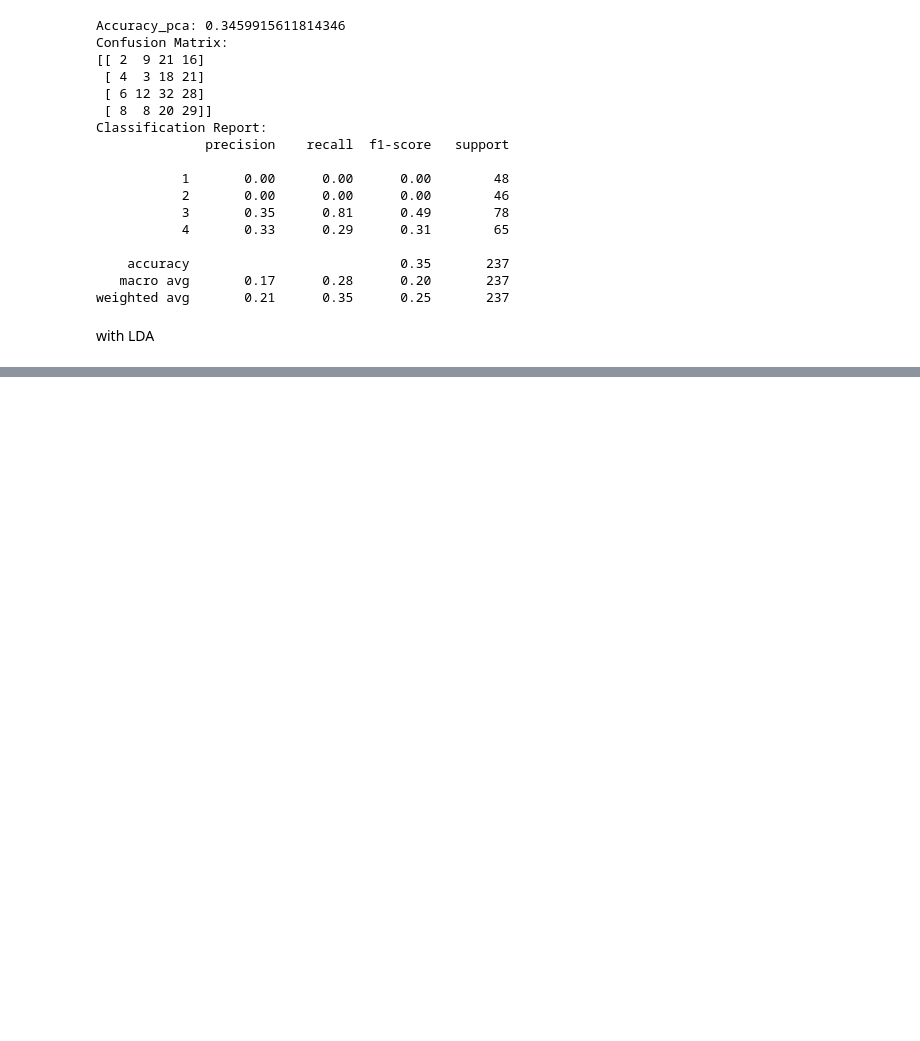
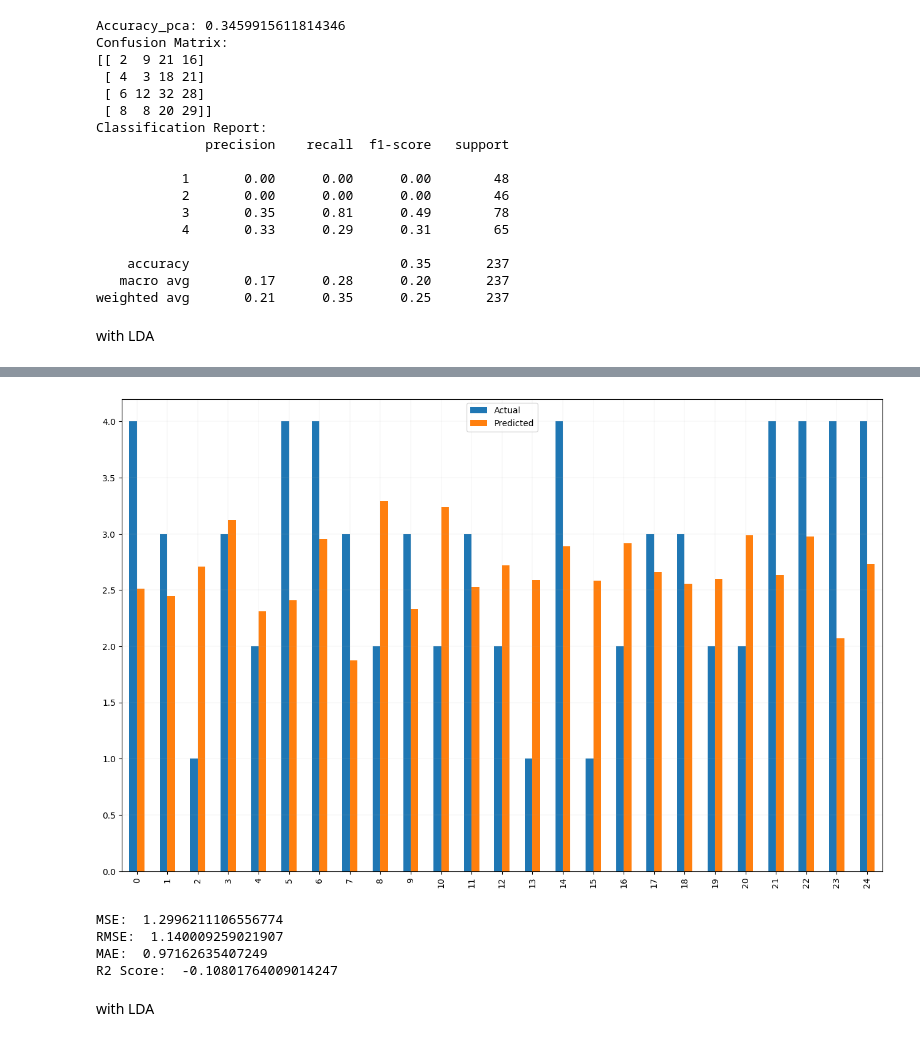
Before and after one commit to pardmanjera/PardonManjera_sba23346_Lvl8_CA2_Integrated, a Jupyter notebook: job_satisfaction_prediction.ipynb, the cells around one changed output, grey strips where cells are left out. Cells and saved outputs as stored; diff of their text form; code cells hidden in the pictures; blank space fills up the shorter version.

```diff
--- a/job_satisfaction_prediction.ipynb
+++ b/job_satisfaction_prediction.ipynb
@@ -1302,0 +1543,2 @@ with LDA
+# %%
+XGB.fit(X_pca_train,y_pca_train)
@@ -1302,0 +1557,32 @@ with LDA
+# %%
+y_pca_pred_xgb = XGB.predict(X_pca_test)
+
+df_xgb_pca = pd.DataFrame({'Actual': y_pca_test.to_numpy().flatten(), 'Predicted': y_pca_pred_xgb.flatten()})
+df1 = df_xgb.head(25)
+df1.plot(kind='bar',figsize=(16,10))
+plt.grid(which='major', linestyle='-', linewidth='0.1')
+plt.grid(which='minor', linestyle=':', linewidth='0.1')
+plt.show()
+# %% [output]
+[figure, added]
+# %%
+MSE_XGB_pca=mean_squared_error(y_pca_test, y_pca_pred_xgb)
+print("MSE: ", mean_squared_error(y_pca_test, y_pca_pred_xgb))
+
+
+RMSE_XGB_pca=np.sqrt(mean_squared_error(y_pca_test, y_pca_pred_xgb))
+print("RMSE: ", np.sqrt(mean_squared_error(y_pca_test, y_pca_pred_xgb)))
+
+
+MAE_XGB_pca=np.sqrt(mean_absolute_error(y_pca_test, y_pca_pred_xgb))
+print("MAE: ", np.sqrt(mean_absolute_error(y_pca_test, y_pca_pred_xgb)))
+
+R2_XGB_pca=r2_score(y_pca_test, y_pca_pred_xgb)
+print("R2 Score: ", r2_score(y_pca_test, y_pca_pred_xgb))
+# %% [output]
+MSE:  1.2996211106556774
+RMSE:  1.140009259021907
+MAE:  0.97162635407249
+R2 Score:  -0.10801764009014247
+# %% [markdown]
+with LDA
```
Also changed, not shown: parts of 31 cells of this notebook, 2 other files.
